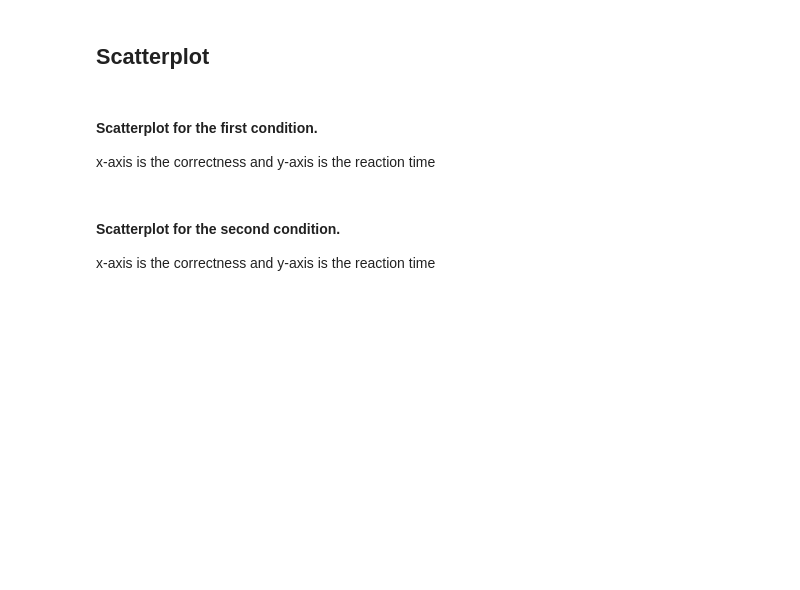
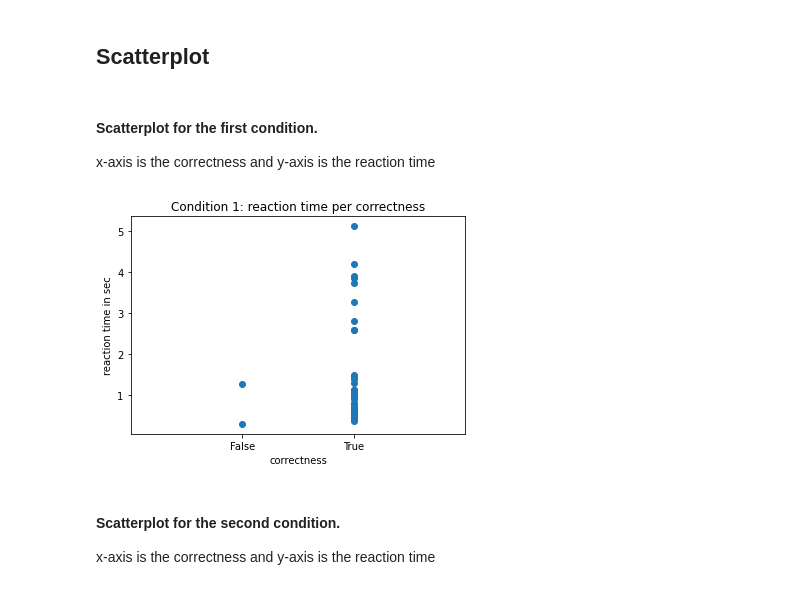
Before and after one commit to ITT-21SS-UR/assignment-03-jt, a Jupyter notebook: reaction_time_experiment/reaction_time_experiment.ipynb, the cells around one changed output. Cells and saved outputs as stored; diff of their text form; code cells hidden in the pictures; blank space fills up the shorter version.

```diff
--- a/reaction_time_experiment/reaction_time_experiment.ipynb
+++ b/reaction_time_experiment/reaction_time_experiment.ipynb
@@ -41,11 +41,14 @@ x1 = df_reaction_time['correctness'][df_reaction_time['condition'] == 1]
 y1 = df_reaction_time['reaction_time_in_s'][df_reaction_time['condition'] == 1]
 # %%
 plt.scatter(x1,y1)
-plt.title('Scatterplot - Condition 2 per correctness')
+plt.title('Condition 1: reaction time per correctness')
 plt.xlabel('correctness')
 plt.ylabel('reaction time in sec')
 plt.xticks([0,1],['False', 'True'])
-plt.savefig('scatterplot_first_condition.jpg')
+plt.xlim(-1,2)
+plt.savefig('scatterplot_first_condition.pdf')
+# %% [output]
+[figure, added]
 # %% [markdown]
 #### Scatterplot for the second condition.
 x-axis is the correctness and y-axis is the reaction time
```
Also changed, not shown: parts of 6 cells of this notebook.
